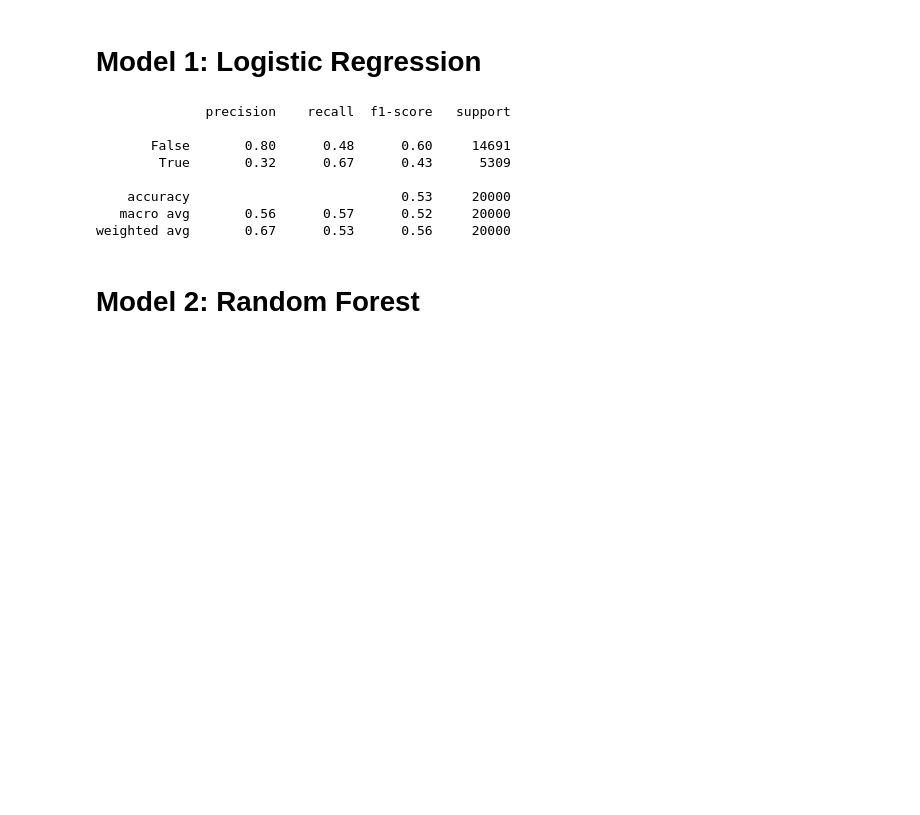
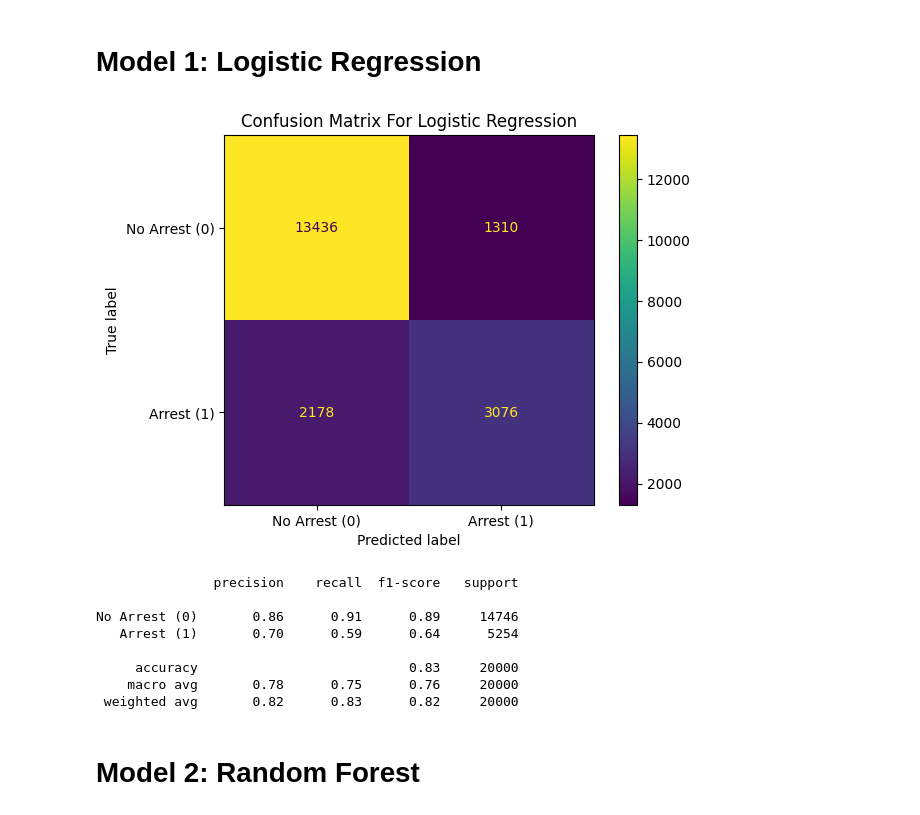
Before and after one commit to Andria-colab/DataGuard, a Jupyter notebook: notebooks/04_machine_learning.ipynb, the cells around one changed output. Cells and saved outputs as stored; diff of their text form; code cells hidden in the pictures; blank space fills up the shorter version.

Commit message:
did better modeling, fixed little mistakes

```diff
--- a/notebooks/04_machine_learning.ipynb
+++ b/notebooks/04_machine_learning.ipynb
@@ -111,19 +115,34 @@ X_train, X_test, y_train, y_test = train_test_split(X, y, test_size=0.2, random_
 # %% [markdown]
 # Model 1: Logistic Regression
 # %%
-log_reg = LogisticRegression(max_iter=1000, class_weight='balanced', random_state=42)
+# here we train logistic regression model
+# meaning we fit the model to training data and then we predict on test data
+log_reg = LogisticRegression(max_iter=2000, class_weight="balanced", n_jobs=-1)
 log_reg.fit(X_train, y_train)
+
 y_pred_log_reg = log_reg.predict(X_test)
-print(classification_report(y_test, y_pred_log_reg))
+y_proba_log_reg = log_reg.predict_proba(X_test)[:, 1]
+
+
+ConfusionMatrixDisplay.from_predictions(
+    y_test, y_pred_log_reg,
+    display_labels=["No Arrest (0)", "Arrest (1)"],
+    values_format="d"
+)
+plt.title("Confusion Matrix For Logistic Regression")
+plt.show()
+
+print(classification_report(y_test, y_pred_log_reg, target_names=["No Arrest (0)", "Arrest (1)"]))
 # %% [output]
+[figure, added]
-              precision    recall  f1-score   support
+               precision    recall  f1-score   support
 
-       False       0.80      0.48      0.60     14691
-        True       0.32      0.67      0.43      5309
+No Arrest (0)       0.86      0.91      0.89     14746
+   Arrest (1)       0.70      0.59      0.64      5254
 
-    accuracy                           0.53     20000
-   macro avg       0.56      0.57      0.52     20000
-weighted avg       0.67      0.53      0.56     20000
+     accuracy                           0.83     20000
+    macro avg       0.78      0.75      0.76     20000
+ weighted avg       0.82      0.83      0.82     20000
 # %% [markdown]
 # Model 2: Random Forest
 # %%
```
Also changed, not shown: parts of 12 cells of this notebook.
